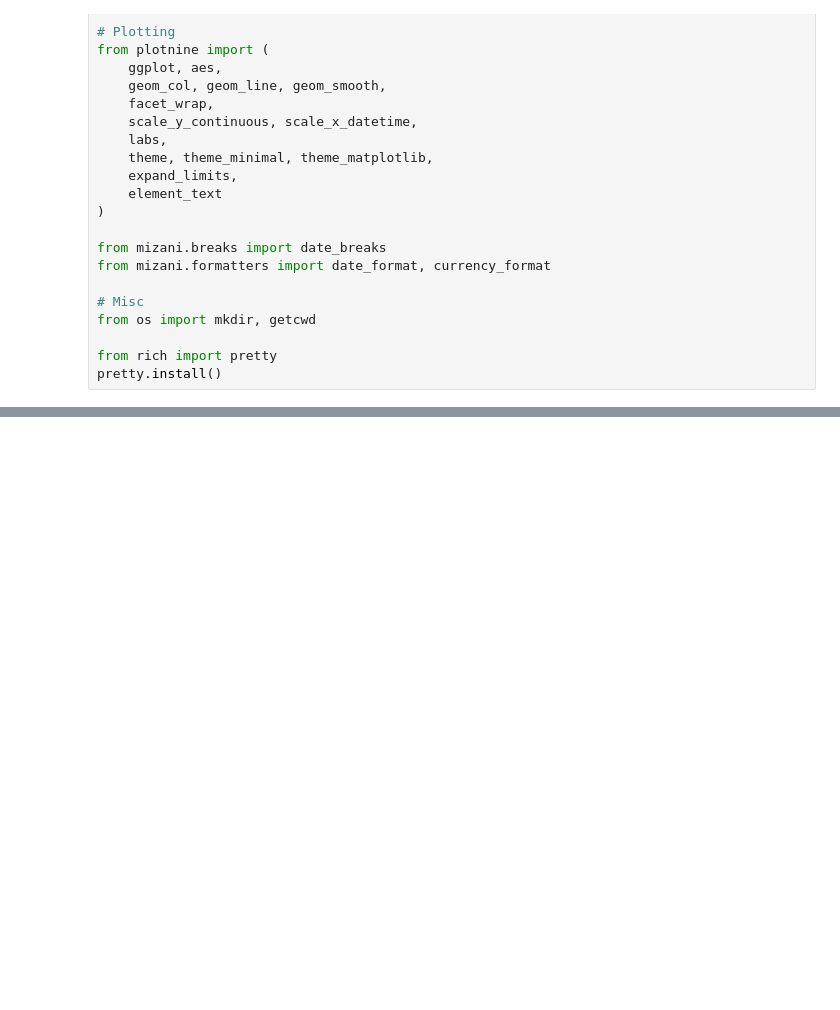
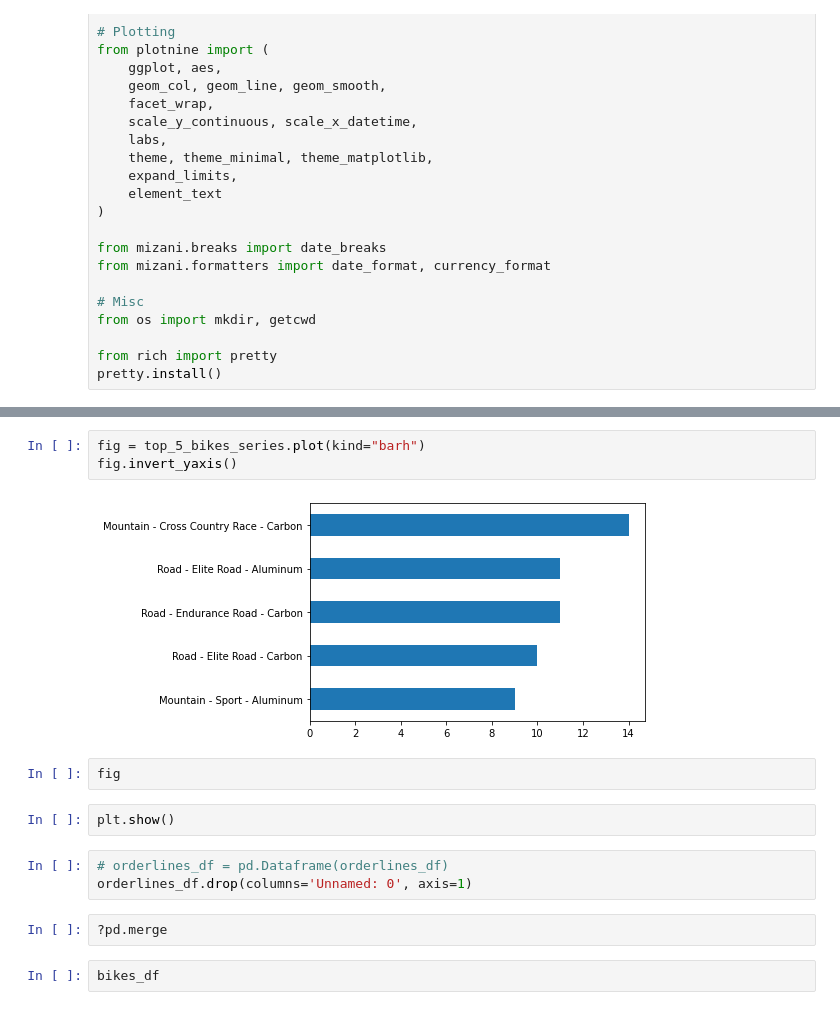
Before and after one commit to boodscode237/DS48_101, a Jupyter notebook: main.ipynb, the cells around one changed output, grey strips where cells are left out. Saved outputs shown, nothing was run; the diff lists cells and outputs as text; blank space fills up the shorter version.

```diff
--- a/main.ipynb
+++ b/main.ipynb
@@ -47,0 +189,16 @@ pd.read_excel("bikes.xlsx")
+# %%
+fig = top_5_bikes_series.plot(kind="barh")
+fig.invert_yaxis()
+# %% [output]
+[figure, added]
+# %%
+fig
+# %%
+plt.show()
+# %%
+# orderlines_df = pd.Dataframe(orderlines_df)
+orderlines_df.drop(columns='Unnamed: 0', axis=1)
+# %%
+?pd.merge
+# %%
+bikes_df
```
Also changed, not shown: parts of 28 cells of this notebook, 5 other files.
